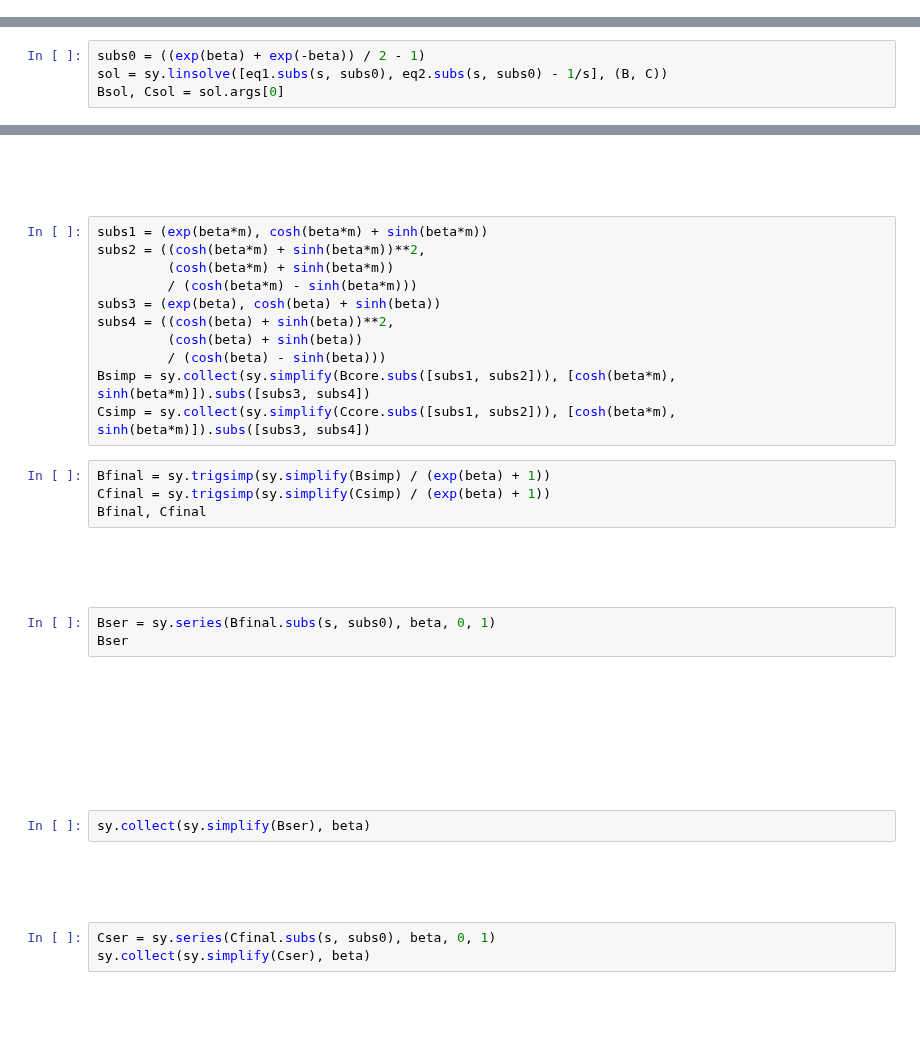
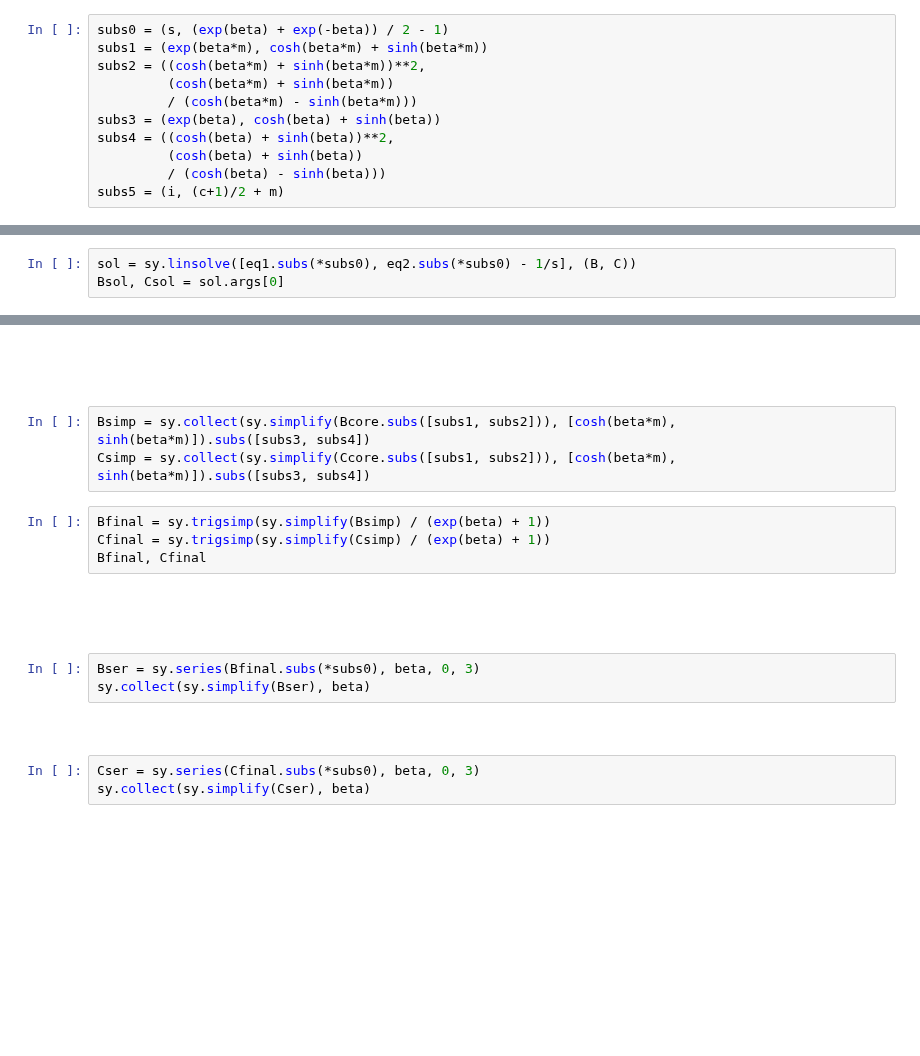
Before and after one commit to ganguli-lab/Complex_Synapse, a Jupyter notebook: Notebooks/sticky.ipynb, the cells around one changed output, grey strips where cells are left out. Saved outputs shown, nothing was run; the diff lists cells and outputs as text; blank space fills up the shorter version.

```diff
--- a/Notebooks/sticky.ipynb
+++ b/Notebooks/sticky.ipynb
@@ -8,5 +9,16 @@ eps, s = sy.symbols('epsilon s', real=True, positive=True)
 m, i = sy.symbols('m, i', integer=True, positive=True)
 one, two, three = sy.Integer(1), sy.Integer(2), sy.Integer(3)
+# %%
+subs0 = (s, (exp(beta) + exp(-beta)) / 2 - 1)
+subs1 = (exp(beta*m), cosh(beta*m) + sinh(beta*m))
+subs2 = ((cosh(beta*m) + sinh(beta*m))**2,
+         (cosh(beta*m) + sinh(beta*m))
+         / (cosh(beta*m) - sinh(beta*m)))
+subs3 = (exp(beta), cosh(beta) + sinh(beta))
+subs4 = ((cosh(beta) + sinh(beta))**2,
+         (cosh(beta) + sinh(beta))
+         / (cosh(beta) - sinh(beta)))
+subs5 = (i, (c+1)/2 + m)
 # %%
 eq1 = (1-eps)/2 * (B * exp(beta) + C * exp(-beta)) - (s + (1-eps)/2) * (B + C)
 eq2 = (B * exp((m-2)*beta) + C * exp(-(m-2)*beta)) / 2 - (s + three/2) *  (B * exp((m-1)*beta) + C * exp(-(m-1)*beta))
@@ -14,8 +26,7 @@ eq2
 # %% [output]
 [figure]
 # %%
-subs0 = ((exp(beta) + exp(-beta)) / 2 - 1)
-sol = sy.linsolve([eq1.subs(s, subs0), eq2.subs(s, subs0) - 1/s], (B, C))
+sol = sy.linsolve([eq1.subs(*subs0), eq2.subs(*subs0) - 1/s], (B, C))
 Bsol, Csol = sol.args[0]
 # %%
 sy.factor(sy.simplify(Bsol))
@@ -32,14 +43,6 @@ Bcore
 # %% [output]
 [figure]
 # %%
-subs1 = (exp(beta*m), cosh(beta*m) + sinh(beta*m))
-subs2 = ((cosh(beta*m) + sinh(beta*m))**2,
-         (cosh(beta*m) + sinh(beta*m))
-         / (cosh(beta*m) - sinh(beta*m)))
-subs3 = (exp(beta), cosh(beta) + sinh(beta))
-subs4 = ((cosh(beta) + sinh(beta))**2,
-         (cosh(beta) + sinh(beta))
-         / (cosh(beta) - sinh(beta)))
 Bsimp = sy.collect(sy.simplify(Bcore.subs([subs1, subs2])), [cosh(beta*m), sinh(beta*m)]).subs([subs3, subs4])
 Csimp = sy.collect(sy.simplify(Ccore.subs([subs1, subs2])), [cosh(beta*m), sinh(beta*m)]).subs([subs3, subs4])
 # %%
@@ -49,17 +52,13 @@ Bfinal, Cfinal
 # %% [output]
 [figure]
 # %%
-Bser = sy.series(Bfinal.subs(s, subs0), beta, 0, 1)
-Bser
+Bser = sy.series(Bfinal.subs(*subs0), beta, 0, 3)
+sy.collect(sy.simplify(Bser), beta)
 # %% [output]
-[figure, old version]
+[figure, new version]
-# %%
-sy.collect(sy.simplify(Bser), beta)
-# %% [output]
-[figure, removed]
 # %%
-Cser = sy.series(Cfinal.subs(s, subs0), beta, 0, 1)
+Cser = sy.series(Cfinal.subs(*subs0), beta, 0, 3)
 sy.collect(sy.simplify(Cser), beta)
 # %% [output]
-[figure, old version]
+[figure, new version]
 # %%
```
Also changed, not shown: parts of 8 cells of this notebook.
